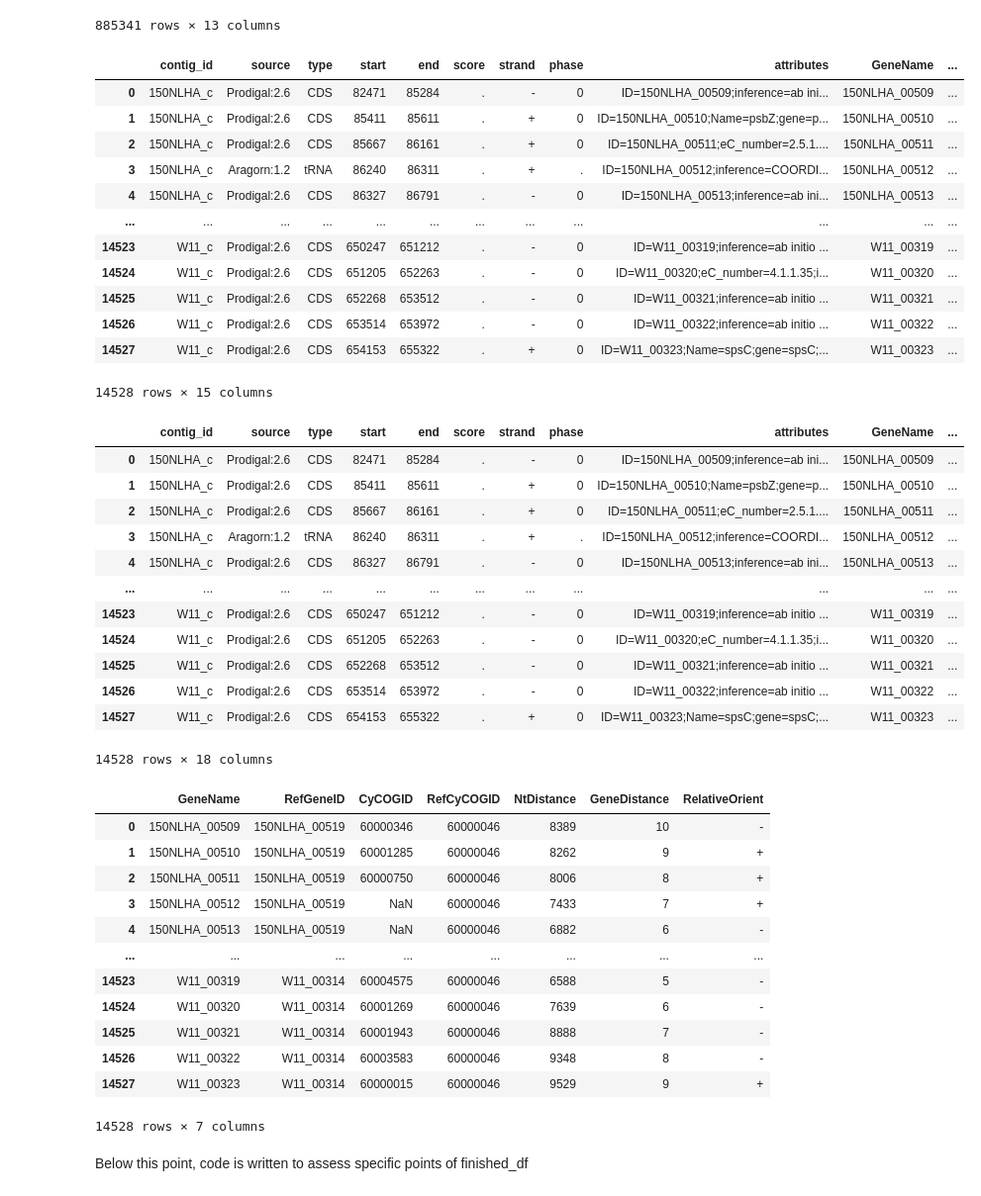
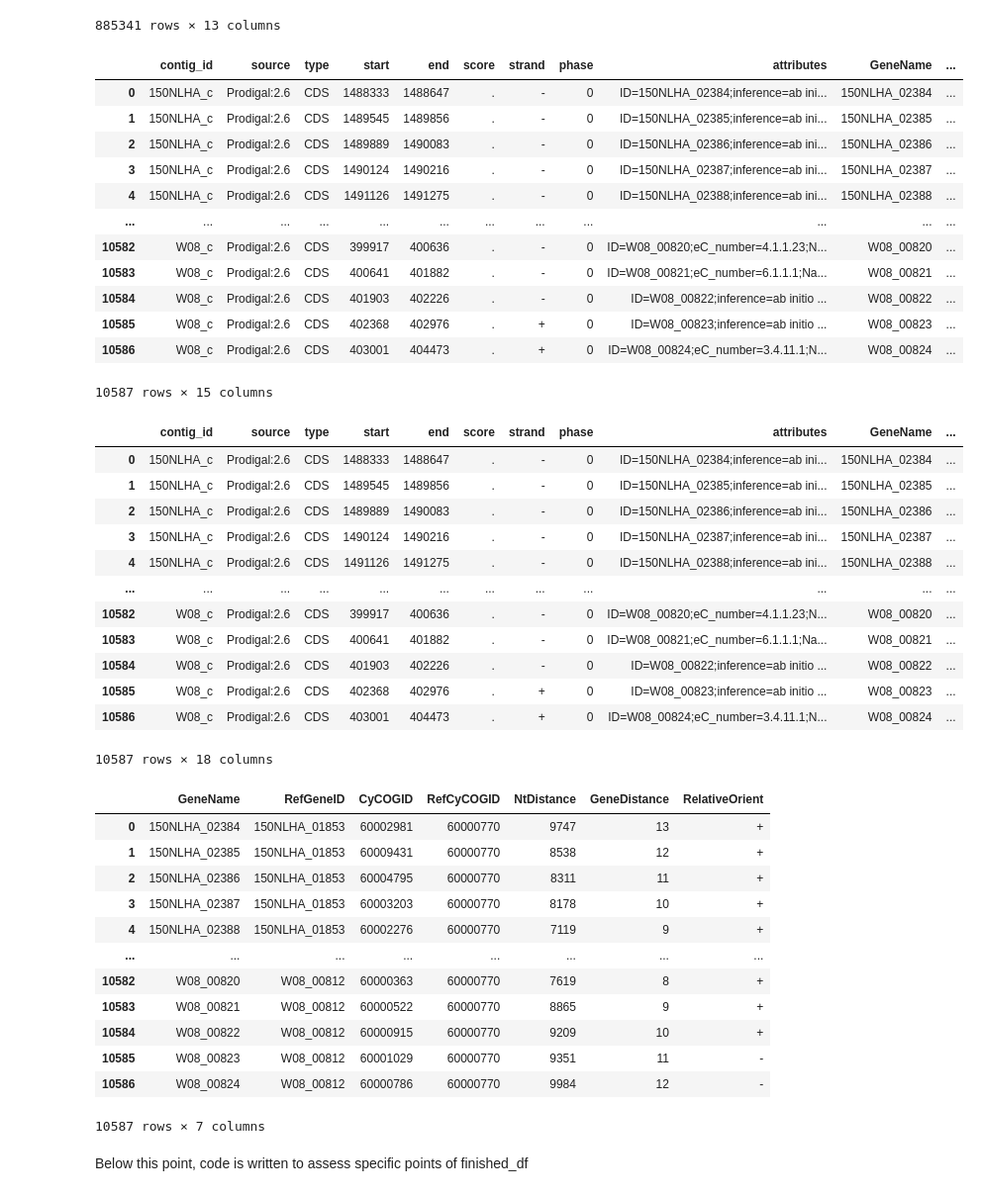
Before and after one commit to Jonahv11/cyano-serralysins, a Jupyter notebook: cycog_neighbors/cycog_neighbors.ipynb, the cells around one changed output. Shown at 99% size. Drawn from its saved outputs; the diff is of its cells as text; code cells hidden in the pictures.

```diff
--- a/cycog_neighbors/cycog_neighbors.ipynb
+++ b/cycog_neighbors/cycog_neighbors.ipynb
@@ -73,7 +73,7 @@ display(merged_df)
 885341 rows × 13 columns
 # %%
 # Pick a CyCOG, find its neighbors, put them in a dataframe
-refcycog = '60000046'
+refcycog = '60000770'
 filtered_dfs = []
 
 # Iterate through the rows of the DataFrame
@@ -84,45 +84,45 @@ for index, row in merged_df.iterrows():
         gene_id_value = row['GeneName']
         genome_value = row['contig_id']
 
         # Define the range
         lower_bound = start_nt_value - 10000
         upper_bound = start_nt_value + 10000
 
         # Filter the DataFrame based on the range and contig_id
         filtered_df = merged_df[(merged_df["StartNt"] >= lower_bound) &
                                 (merged_df["StartNt"] <= upper_bound) &
                                 (merged_df['contig_id'] == genome_value)].copy()
 
         # Check if the filtered DataFrame is not empty
         if not filtered_df.empty:
             # Add columns with reference gene data
             filtered_df.loc[:, 'RefGeneID'] = gene_id_value
             filtered_df.loc[:, 'RefCyCOGID'] = refcycog
 
             # Append the filtered DataFrame to the list
             filtered_dfs.append(filtered_df)
 
 # Concatenate all the filtered DataFrames into a single DataFrame if any DataFrames were appended
 if filtered_dfs:
     result_df = pd.concat(filtered_dfs).drop_duplicates().reset_index(drop=True)
     # Display the result DataFrame
     display(result_df)
 else:
     print("No matching rows found.")
 # %% [output]
 |  | contig_id | source | type | start | end | score | strand | phase | attributes | GeneName | ... |
-| 0 | 150NLHA_c | Prodigal:2.6 | CDS | 82471 | 85284 | . | - | 0 | ID=150NLHA_00509;inference=ab ini... | 150NLHA_00509 | ... |
-| 1 | 150NLHA_c | Prodigal:2.6 | CDS | 85411 | 85611 | . | + | 0 | ID=150NLHA_00510;Name=psbZ;gene=p... | 150NLHA_00510 | ... |
-| 2 | 150NLHA_c | Prodigal:2.6 | CDS | 85667 | 86161 | . | + | 0 | ID=150NLHA_00511;eC_number=2.5.1.... | 150NLHA_00511 | ... |
-| 3 | 150NLHA_c | Aragorn:1.2 | tRNA | 86240 | 86311 | . | + | . | ID=150NLHA_00512;inference=COORDI... | 150NLHA_00512 | ... |
-| 4 | 150NLHA_c | Prodigal:2.6 | CDS | 86327 | 86791 | . | - | 0 | ID=150NLHA_00513;inference=ab ini... | 150NLHA_00513 | ... |
+| 0 | 150NLHA_c | Prodigal:2.6 | CDS | 1488333 | 1488647 | . | - | 0 | ID=150NLHA_02384;inference=ab ini... | 150NLHA_02384 | ... |
+| 1 | 150NLHA_c | Prodigal:2.6 | CDS | 1489545 | 1489856 | . | - | 0 | ID=150NLHA_02385;inference=ab ini... | 150NLHA_02385 | ... |
+| 2 | 150NLHA_c | Prodigal:2.6 | CDS | 1489889 | 1490083 | . | - | 0 | ID=150NLHA_02386;inference=ab ini... | 150NLHA_02386 | ... |
+| 3 | 150NLHA_c | Prodigal:2.6 | CDS | 1490124 | 1490216 | . | - | 0 | ID=150NLHA_02387;inference=ab ini... | 150NLHA_02387 | ... |
+| 4 | 150NLHA_c | Prodigal:2.6 | CDS | 1491126 | 1491275 | . | - | 0 | ID=150NLHA_02388;inference=ab ini... | 150NLHA_02388 | ... |
 | ... | ... | ... | ... | ... | ... | ... | ... | ... | ... | ... | ... |
-| 14523 | W11_c | Prodigal:2.6 | CDS | 650247 | 651212 | . | - | 0 | ID=W11_00319;inference=ab initio ... | W11_00319 | ... |
-| 14524 | W11_c | Prodigal:2.6 | CDS | 651205 | 652263 | . | - | 0 | ID=W11_00320;eC_number=4.1.1.35;i... | W11_00320 | ... |
-| 14525 | W11_c | Prodigal:2.6 | CDS | 652268 | 653512 | . | - | 0 | ID=W11_00321;inference=ab initio ... | W11_00321 | ... |
-| 14526 | W11_c | Prodigal:2.6 | CDS | 653514 | 653972 | . | - | 0 | ID=W11_00322;inference=ab initio ... | W11_00322 | ... |
-| 14527 | W11_c | Prodigal:2.6 | CDS | 654153 | 655322 | . | + | 0 | ID=W11_00323;Name=spsC;gene=spsC;... | W11_00323 | ... |
+| 10582 | W08_c | Prodigal:2.6 | CDS | 399917 | 400636 | . | - | 0 | ID=W08_00820;eC_number=4.1.1.23;N... | W08_00820 | ... |
+| 10583 | W08_c | Prodigal:2.6 | CDS | 400641 | 401882 | . | - | 0 | ID=W08_00821;eC_number=6.1.1.1;Na... | W08_00821 | ... |
+| 10584 | W08_c | Prodigal:2.6 | CDS | 401903 | 402226 | . | - | 0 | ID=W08_00822;inference=ab initio ... | W08_00822 | ... |
+| 10585 | W08_c | Prodigal:2.6 | CDS | 402368 | 402976 | . | + | 0 | ID=W08_00823;inference=ab initio ... | W08_00823 | ... |
+| 10586 | W08_c | Prodigal:2.6 | CDS | 403001 | 404473 | . | + | 0 | ID=W08_00824;eC_number=3.4.11.1;N... | W08_00824 | ... |
-14528 rows × 15 columns
+10587 rows × 15 columns
 # %%
 # gather information on the neighbors relative to their reference gene, summarize this in a new dataframe
 # adding columns for nucleotide distance, gene distance, and strand orientation of the neighbor relative to the reference gene in the cycog specified above
@@ -162,36 +162,36 @@ result_df_with_distance = pd.concat(result_with_distance).reset_index(drop=True)
 display(result_df_with_distance)
 # %% [output]
 |  | contig_id | source | type | start | end | score | strand | phase | attributes | GeneName | ... |
-| 0 | 150NLHA_c | Prodigal:2.6 | CDS | 82471 | 85284 | . | - | 0 | ID=150NLHA_00509;inference=ab ini... | 150NLHA_00509 | ... |
-| 1 | 150NLHA_c | Prodigal:2.6 | CDS | 85411 | 85611 | . | + | 0 | ID=150NLHA_00510;Name=psbZ;gene=p... | 150NLHA_00510 | ... |
-| 2 | 150NLHA_c | Prodigal:2.6 | CDS | 85667 | 86161 | . | + | 0 | ID=150NLHA_00511;eC_number=2.5.1.... | 150NLHA_00511 | ... |
-| 3 | 150NLHA_c | Aragorn:1.2 | tRNA | 86240 | 86311 | . | + | . | ID=150NLHA_00512;inference=COORDI... | 150NLHA_00512 | ... |
-| 4 | 150NLHA_c | Prodigal:2.6 | CDS | 86327 | 86791 | . | - | 0 | ID=150NLHA_00513;inference=ab ini... | 150NLHA_00513 | ... |
+| 0 | 150NLHA_c | Prodigal:2.6 | CDS | 1488333 | 1488647 | . | - | 0 | ID=150NLHA_02384;inference=ab ini... | 150NLHA_02384 | ... |
+| 1 | 150NLHA_c | Prodigal:2.6 | CDS | 1489545 | 1489856 | . | - | 0 | ID=150NLHA_02385;inference=ab ini... | 150NLHA_02385 | ... |
+| 2 | 150NLHA_c | Prodigal:2.6 | CDS | 1489889 | 1490083 | . | - | 0 | ID=150NLHA_02386;inference=ab ini... | 150NLHA_02386 | ... |
+| 3 | 150NLHA_c | Prodigal:2.6 | CDS | 1490124 | 1490216 | . | - | 0 | ID=150NLHA_02387;inference=ab ini... | 150NLHA_02387 | ... |
+| 4 | 150NLHA_c | Prodigal:2.6 | CDS | 1491126 | 1491275 | . | - | 0 | ID=150NLHA_02388;inference=ab ini... | 150NLHA_02388 | ... |
 | ... | ... | ... | ... | ... | ... | ... | ... | ... | ... | ... | ... |
-| 14523 | W11_c | Prodigal:2.6 | CDS | 650247 | 651212 | . | - | 0 | ID=W11_00319;inference=ab initio ... | W11_00319 | ... |
-| 14524 | W11_c | Prodigal:2.6 | CDS | 651205 | 652263 | . | - | 0 | ID=W11_00320;eC_number=4.1.1.35;i... | W11_00320 | ... |
-| 14525 | W11_c | Prodigal:2.6 | CDS | 652268 | 653512 | . | - | 0 | ID=W11_00321;inference=ab initio ... | W11_00321 | ... |
-| 14526 | W11_c | Prodigal:2.6 | CDS | 653514 | 653972 | . | - | 0 | ID=W11_00322;inference=ab initio ... | W11_00322 | ... |
-| 14527 | W11_c | Prodigal:2.6 | CDS | 654153 | 655322 | . | + | 0 | ID=W11_00323;Name=spsC;gene=spsC;... | W11_00323 | ... |
+| 10582 | W08_c | Prodigal:2.6 | CDS | 399917 | 400636 | . | - | 0 | ID=W08_00820;eC_number=4.1.1.23;N... | W08_00820 | ... |
+| 10583 | W08_c | Prodigal:2.6 | CDS | 400641 | 401882 | . | - | 0 | ID=W08_00821;eC_number=6.1.1.1;Na... | W08_00821 | ... |
+| 10584 | W08_c | Prodigal:2.6 | CDS | 401903 | 402226 | . | - | 0 | ID=W08_00822;inference=ab initio ... | W08_00822 | ... |
+| 10585 | W08_c | Prodigal:2.6 | CDS | 402368 | 402976 | . | + | 0 | ID=W08_00823;inference=ab initio ... | W08_00823 | ... |
+| 10586 | W08_c | Prodigal:2.6 | CDS | 403001 | 404473 | . | + | 0 | ID=W08_00824;eC_number=3.4.11.1;N... | W08_00824 | ... |
-14528 rows × 18 columns
+10587 rows × 18 columns
 # %%
 # isolate columns we care about
 finished_df = result_df_with_distance[['GeneName','RefGeneID','CyCOGID','RefCyCOGID','NtDistance','GeneDistance','RelativeOrient']]
 finished_df
 # %% [output]
 |  | GeneName | RefGeneID | CyCOGID | RefCyCOGID | NtDistance | GeneDistance | RelativeOrient |
-| 0 | 150NLHA_00509 | 150NLHA_00519 | 60000346 | 60000046 | 8389 | 10 | - |
-| 1 | 150NLHA_00510 | 150NLHA_00519 | 60001285 | 60000046 | 8262 | 9 | + |
-| 2 | 150NLHA_00511 | 150NLHA_00519 | 60000750 | 60000046 | 8006 | 8 | + |
-| 3 | 150NLHA_00512 | 150NLHA_00519 | NaN | 60000046 | 7433 | 7 | + |
-| 4 | 150NLHA_00513 | 150NLHA_00519 | NaN | 60000046 | 6882 | 6 | - |
+| 0 | 150NLHA_02384 | 150NLHA_01853 | 60002981 | 60000770 | 9747 | 13 | + |
+| 1 | 150NLHA_02385 | 150NLHA_01853 | 60009431 | 60000770 | 8538 | 12 | + |
+| 2 | 150NLHA_02386 | 150NLHA_01853 | 60004795 | 60000770 | 8311 | 11 | + |
+| 3 | 150NLHA_02387 | 150NLHA_01853 | 60003203 | 60000770 | 8178 | 10 | + |
+| 4 | 150NLHA_02388 | 150NLHA_01853 | 60002276 | 60000770 | 7119 | 9 | + |
 | ... | ... | ... | ... | ... | ... | ... | ... |
-| 14523 | W11_00319 | W11_00314 | 60004575 | 60000046 | 6588 | 5 | - |
-| 14524 | W11_00320 | W11_00314 | 60001269 | 60000046 | 7639 | 6 | - |
-| 14525 | W11_00321 | W11_00314 | 60001943 | 60000046 | 8888 | 7 | - |
-| 14526 | W11_00322 | W11_00314 | 60003583 | 60000046 | 9348 | 8 | - |
-| 14527 | W11_00323 | W11_00314 | 60000015 | 60000046 | 9529 | 9 | + |
+| 10582 | W08_00820 | W08_00812 | 60000363 | 60000770 | 7619 | 8 | + |
+| 10583 | W08_00821 | W08_00812 | 60000522 | 60000770 | 8865 | 9 | + |
+| 10584 | W08_00822 | W08_00812 | 60000915 | 60000770 | 9209 | 10 | + |
+| 10585 | W08_00823 | W08_00812 | 60001029 | 60000770 | 9351 | 11 | - |
+| 10586 | W08_00824 | W08_00812 | 60000786 | 60000770 | 9984 | 12 | - |
-14528 rows × 7 columns
+10587 rows × 7 columns
 # %% [markdown]
 Below this point, code is written to assess specific points of finished_df
 # %%
```
Also changed, not shown: parts of 9 cells of this notebook.
